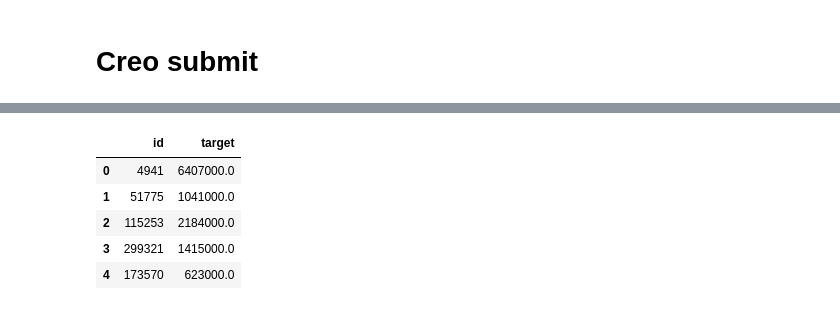
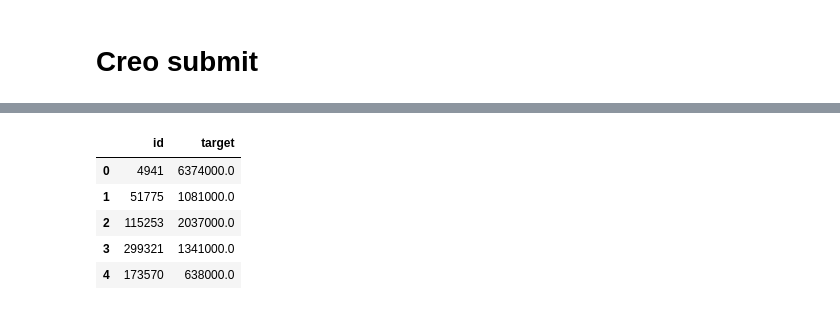
Before and after one commit to luctiz/Grupo43-TP2, a Jupyter notebook: TP2.ipynb, the cells around one changed output, grey strips where cells are left out. Drawn from its saved outputs; the diff is of its cells as text; code cells hidden in the pictures.

```diff
--- a/TP2.ipynb
+++ b/TP2.ipynb
@@ -429,7 +427,7 @@ xgb_model = xgb.XGBRegressor(subsample = 0.9, reg_alpha = 1, n_estimators = 200,
                              max_features = 43, max_depth = 9, learning_rate = 0.25, gamma = 0.0, \
                              colsample_bytree = 0.9)
 rf_model = RandomForestRegressor(random_state = 14, n_estimators = 200, min_samples_split = 5,\
-                                 min_samples_leaf = 2, max_features = 51, max_depth = 40)
-abr_model = AdaBoostRegressor(base_estimator=xgb_model, n_estimators = 10)
-vr_model = VotingRegressor(estimators = [('XGBoost', xgb_model), ('RandomForest', rf_model), ('AdaBoost', abr_model)], weights = [2,1,2])
+                                 min_samples_leaf = 2, max_features = 51, max_depth = 40, oob_score= True)
+abr_model = AdaBoostRegressor(base_estimator=xgb_model, random_state = 22, n_estimators = 11, loss = 'linear', learning_rate = 0.4)
+vr_model = VotingRegressor(estimators = [('XGBoost', xgb_model), ('RandomForest', rf_model), ('AdaBoost', abr_model)], weights = [2,1,3])
 # %%
@@ -589,6 +549,6 @@ target_encoder_metros_tot_test.head()
 # %%
 cat_cols = ['tipodepropiedad','ciudad', 'provincia', 'idzona']
 target_enc = ce.TargetEncoder(cols = cat_cols)
-target_enc.fit(train[cat_cols], train['garages'])
-target_encoder_garages = target_enc.transform(train[cat_cols]).add_suffix('_target_garages')
-target_encoder_garages_test = target_enc.transform(test[cat_cols]).add_suffix('_target_garages')
+target_enc.fit(train[cat_cols], train['antiguedad'])
+target_encoder_antiguedad = target_enc.transform(train[cat_cols]).add_suffix('_target_antiguedad')
+target_encoder_antiguedad_test = target_enc.transform(test[cat_cols]).add_suffix('_target_antiguedad')
@@ -610,0 +573,6 @@ target_encoder_garages
+# %%
+cat_cols = ['tipodepropiedad','ciudad', 'provincia', 'idzona']
+target_enc = ce.TargetEncoder(cols = cat_cols)
+target_enc.fit(train[cat_cols], train['habitaciones'])
+target_encoder_hab = target_enc.transform(train[cat_cols]).add_suffix('_target_hab')
+target_encoder_hab_test = target_enc.transform(test[cat_cols]).add_suffix('_target_hab')
@@ -617,7 +628,7 @@ Y = train['precio']
 # %%
-#Version sin target encoder de garages (la que dio mejor score)
-X = train[Numericos].join(dummies_palabras).join(target_encoder_metros).join(target_encoder_publicaciones).join(target_encoder_banos).join(target_encoder_metros_tot)#.join(target_encoder_garages)
-X_test = test[Numericos].join(dummies_palabras_test).join(target_encoder_metros_test).join(target_encoder_publicaciones_test).join(target_encoder_banos_test).join(target_encoder_metros_tot_test)#.join(target_encoder_garages_test)
+#Mejor  versión hasta el momento( 478525.98270 en Kaggle)
+X = train[Numericos].join(dummies_palabras).join(target_encoder_metros).join(target_encoder_publicaciones).join(target_encoder_banos).join(target_encoder_metros_tot).join(target_encoder_antiguedad).join(target_encoder_hab)
+X_test = test[Numericos].join(dummies_palabras_test).join(target_encoder_metros_test).join(target_encoder_publicaciones_test).join(target_encoder_banos_test).join(target_encoder_metros_tot_test).join(target_encoder_antiguedad_test).join(target_encoder_hab_test)
 Y = train['precio']
 # %%
 X.head()
@@ -666,6 +649,6 @@ X_test.to_csv("../content/drive/My Drive/data/features_test.csv", index = False)
 # %% [markdown]
 # Creo submit
 # %%
-submit1 = crear_submit(vr_model,X, Y, X_test, "_features_metros")
+submit1 = crear_submit(vr_model,X, Y, X_test, "_features_habitaciones")
 submit1.head()
 # %% [output]
@@ -683,9 +667,9 @@ submit1.head()
 |  | id | target |
-| 0 | 4941 | 6407000.0 |
-| 1 | 51775 | 1041000.0 |
-| 2 | 115253 | 2184000.0 |
-| 3 | 299321 | 1415000.0 |
-| 4 | 173570 | 623000.0 |
+| 0 | 4941 | 6374000.0 |
+| 1 | 51775 | 1081000.0 |
+| 2 | 115253 | 2037000.0 |
+| 3 | 299321 | 1341000.0 |
+| 4 | 173570 | 638000.0 |
 # %%
 submit1 = crear_submit(vr_model, X, Y, X_test, "_features_baños")
 submit1.head()
```
Also changed, not shown: parts of 20 cells of this notebook.
